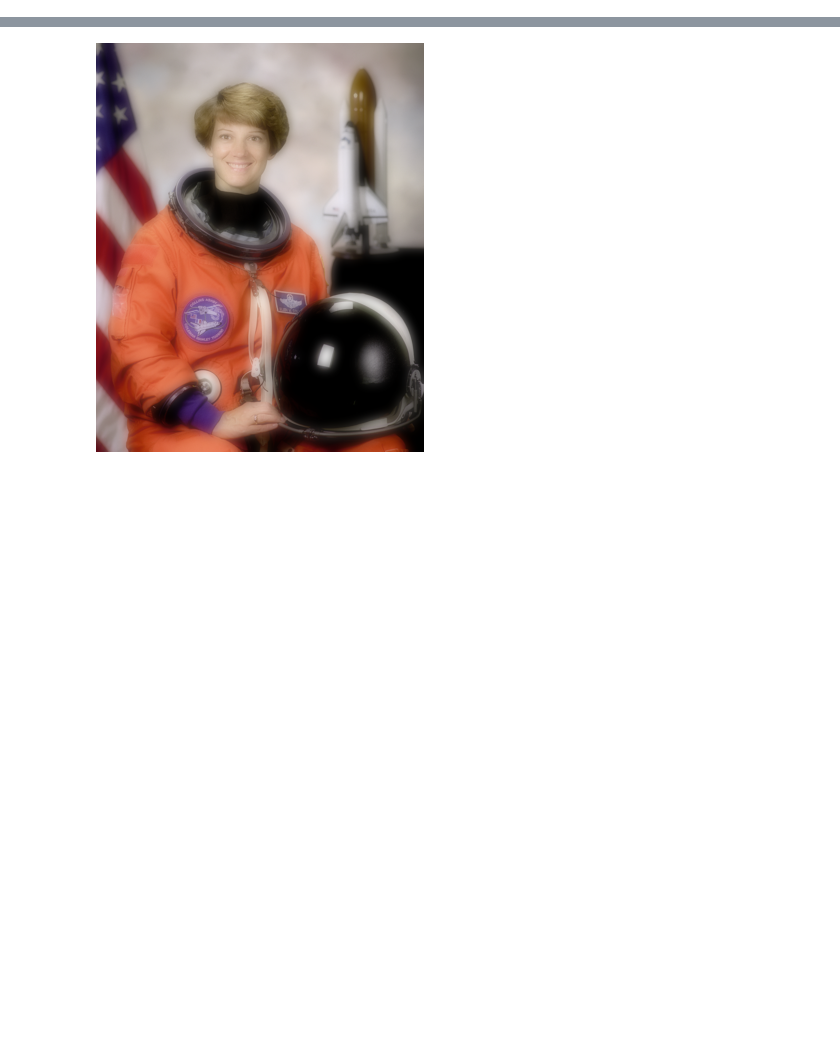
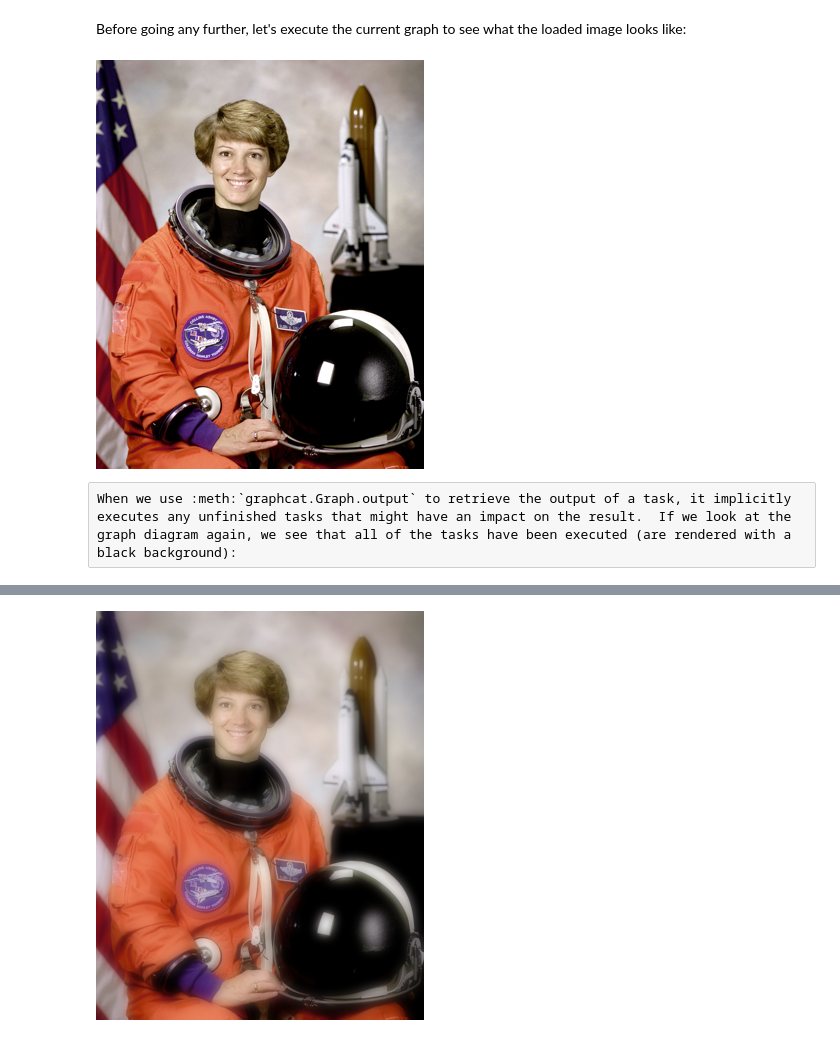
Before and after one commit to shead-custom-design/graphcat, a Jupyter notebook: docs/image-processing-case-study.ipynb, the cells around one changed output, grey strips where cells are left out. Saved outputs shown, nothing was run; the diff lists cells and outputs as text; code cells hidden in the pictures; blank space fills up the shorter version.

Commit message:
Finish the image processing case study. Closes #4.

```diff
--- a/docs/image-processing-case-study.ipynb
+++ b/docs/image-processing-case-study.ipynb
@@ -2,0 +20,2 @@
+# %%
+graph.set_task("filename", graphcat.constant("astronaut.jpg"))
@@ -2,0 +34,2 @@
+# %%
+graph.set_relationships("filename", ("load", "path"))
@@ -10,9 +42,0 @@ import PIL.Image
-# %%
-def load(label, inputs):
-    path = inputs["path"][0]
-    return PIL.Image.open(path)
-
-graph.set_task("path", graphcat.constant("astronaut.jpg"))
-graph.set_task("load", load)
-graph.set_relationships("path", ("load", "path"))
-graphcat.notebook.display(graph)
@@ -33,0 +63,8 @@ graphcat.notebook.display(graph)
+# %% [markdown]
+Before going any further, let's execute the current graph to see what the loaded image looks like:
+# %%
+graph.output("resize")
+# %% [output]
+[figure, added]
+# %% [raw]
+When we use :meth:`graphcat.Graph.output` to retrieve the output of a task, it implicitly executes any unfinished tasks that might have an impact on the result.  If we look at the graph diagram again, we see that all of the tasks have been executed (are rendered with a black background):
```
Also changed, not shown: parts of 36 cells of this notebook.
